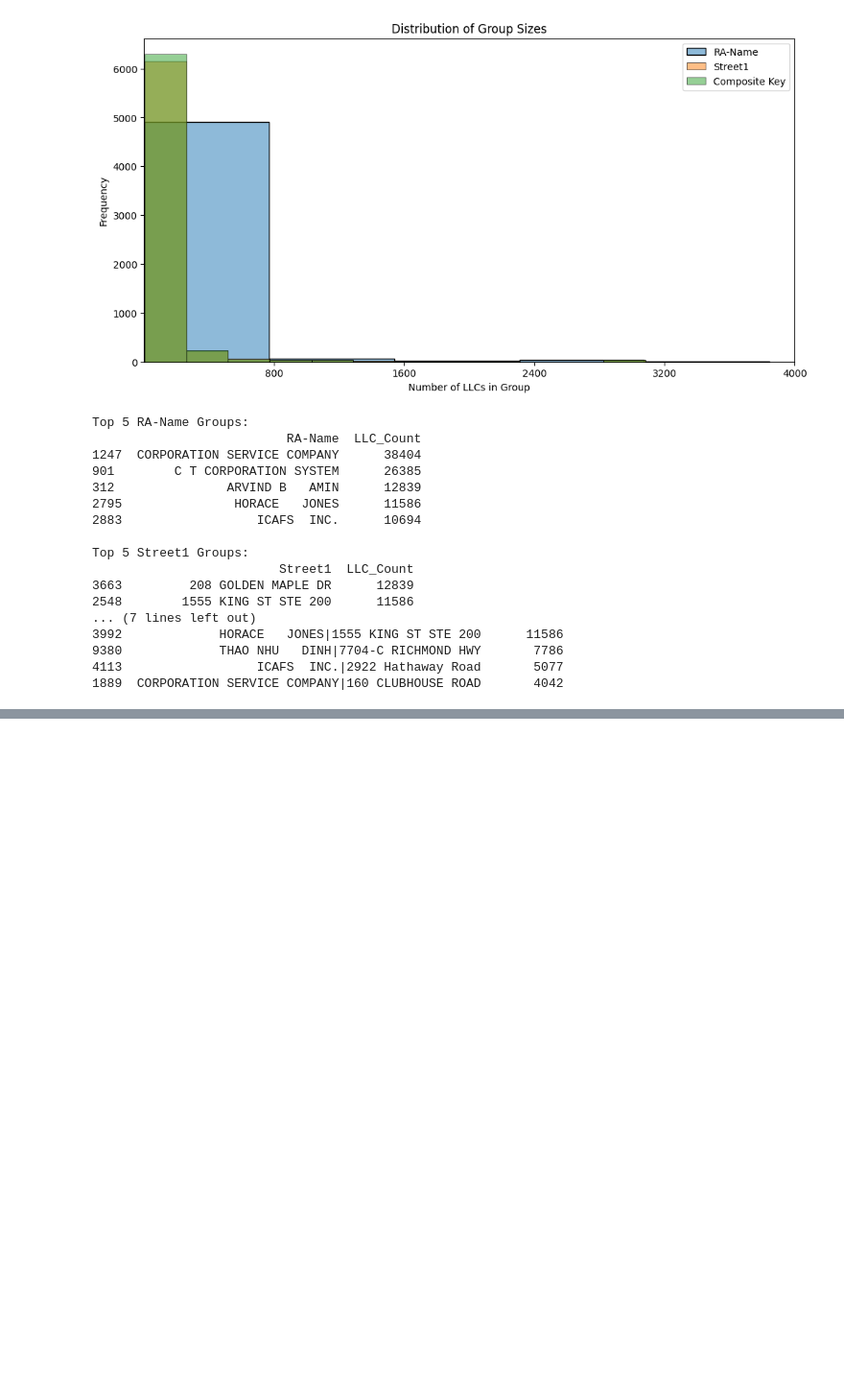
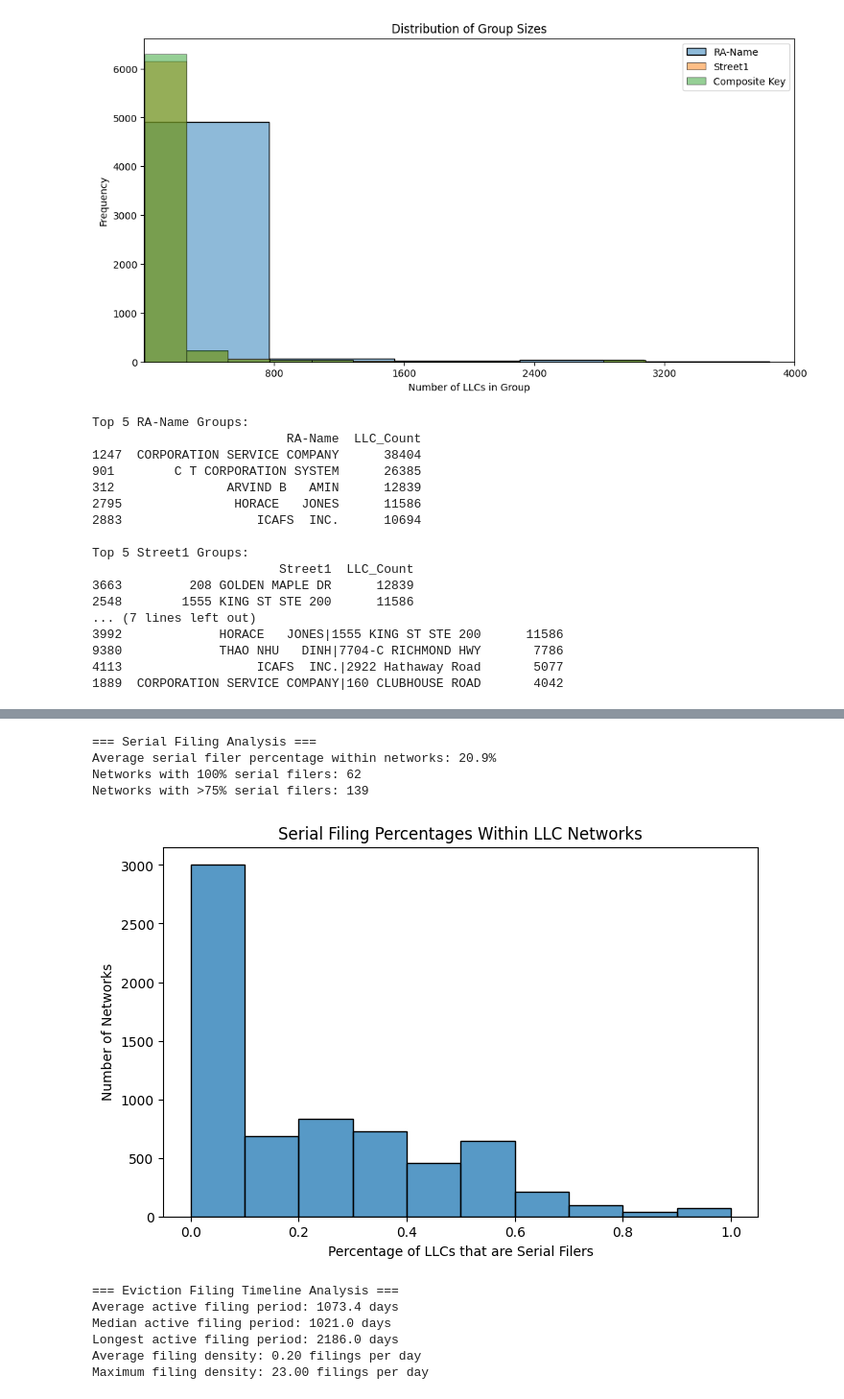
Before and after one commit to w-mayer/eviction_data, a Jupyter notebook: SCRIPTS/evictions_eda.ipynb, the cells around one changed output, grey strips where cells are left out. Shown at 96% size. Cells and saved outputs as stored; diff of their text form; code cells hidden in the pictures; blank space fills up the shorter version.

```diff
--- a/SCRIPTS/evictions_eda.ipynb
+++ b/SCRIPTS/evictions_eda.ipynb
@@ -263,0 +475,39 @@ print(overlap[['Name', 'RA-Name', 'Street1', 'plaintiff_name_ra']].head(5))
+# %%
+# Analysis of serial filing within networks
+print("\n=== Serial Filing Analysis ===")
+print(f"Average serial filer percentage within networks: {composite_groups['Serial_Filer_Pct'].mean():.1%}")
+print(f"Networks with 100% serial filers: {len(composite_groups[composite_groups['Serial_Filer_Pct'] == 1])}")
+print(f"Networks with >75% serial filers: {len(composite_groups[composite_groups['Serial_Filer_Pct'] > 0.75])}")
+
+# Quick histogram of serial filing percentages
+plt.figure(figsize=(8, 5))
+sns.histplot(composite_groups['Serial_Filer_Pct'], bins=10)
+plt.title('Serial Filing Percentages Within LLC Networks')
+plt.xlabel('Percentage of LLCs that are Serial Filers')
+plt.ylabel('Number of Networks')
+plt.savefig('../OUTPUT/serial_filing_hist.png')
+# %% [output]
+=== Serial Filing Analysis ===
+Average serial filer percentage within networks: 20.9%
+Networks with 100% serial filers: 62
+Networks with >75% serial filers: 139
+[figure, added]
+# %%
+# Analyze filing timespans - how long networks are active in filings
+print("\n=== Eviction Filing Timeline Analysis ===")
+filing_stats = composite_groups['Filing_Timespan_Days'].describe()
+print(f"Average active filing period: {filing_stats['mean']:.1f} days")
+print(f"Median active filing period: {filing_stats['50%']:.1f} days")
+print(f"Longest active filing period: {filing_stats['max']:.1f} days")
+
+# Calculate filing density (filings per day)
+composite_groups['Filing_Density'] = composite_groups['LLC_Count'] / (composite_groups['Filing_Timespan_Days'] + 1)  # +1 to avoid division by zero
+print(f"Average filing density: {composite_groups['Filing_Density'].mean():.2f} filings per day")
+print(f"Maximum filing density: {composite_groups['Filing_Density'].max():.2f} filings per day")
+# %% [output]
+=== Eviction Filing Timeline Analysis ===
+Average active filing period: 1073.4 days
+Median active filing period: 1021.0 days
+Longest active filing period: 2186.0 days
+Average filing density: 0.20 filings per day
+Maximum filing density: 23.00 filings per day
```
Also changed, not shown: parts of 17 cells of this notebook, 5 other files.
